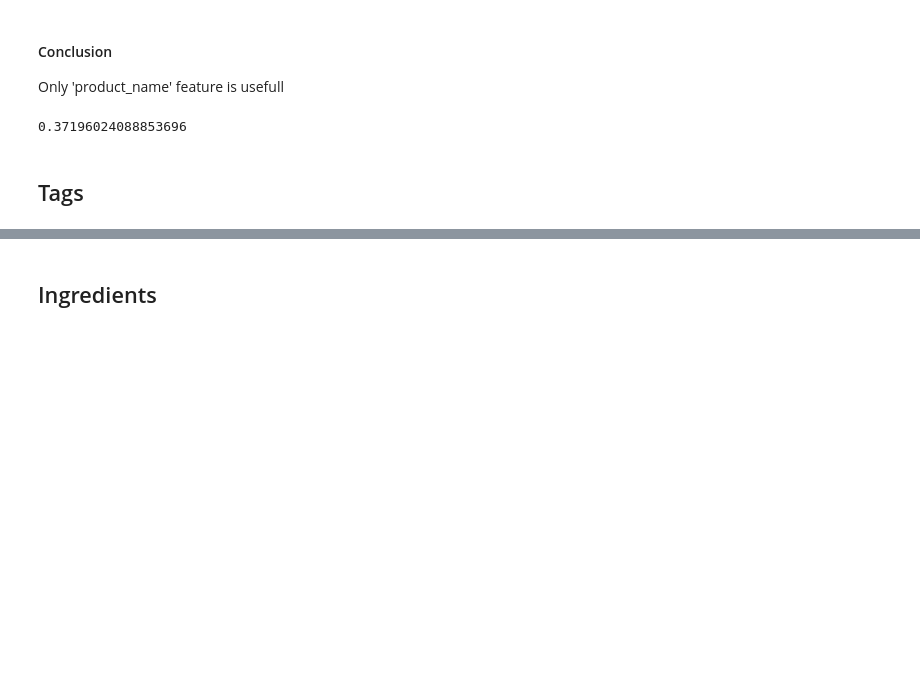
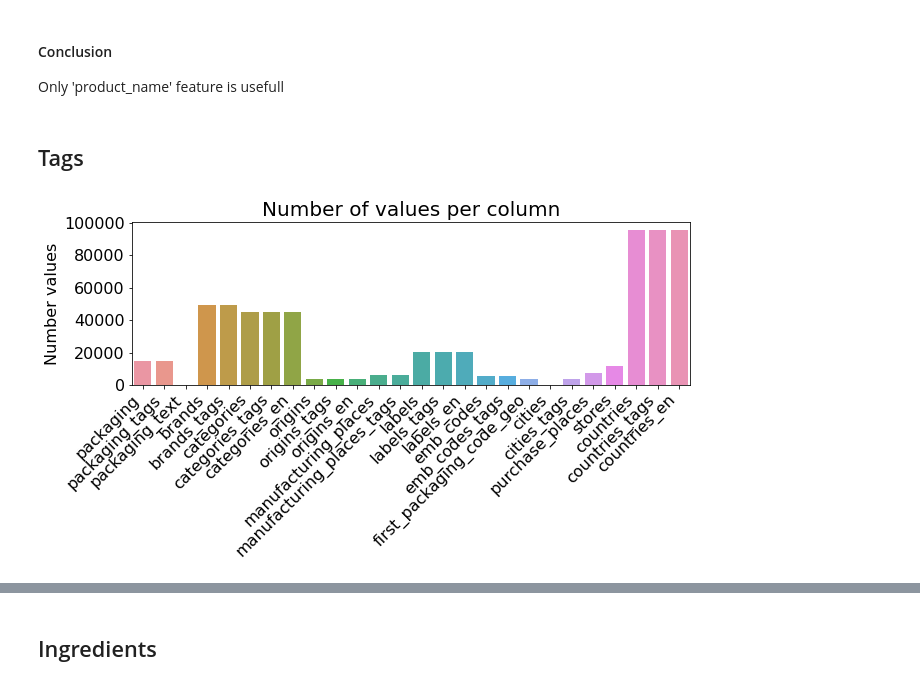
Before and after one commit to curiousmindflow/oc-ml-p2, a Jupyter notebook: preparation.ipynb, the cells around one changed output, grey strips where cells are left out. Cells and saved outputs as stored; diff of their text form; code cells hidden in the pictures; blank space fills up the shorter version.

```diff
--- a/preparation.ipynb
+++ b/preparation.ipynb
@@ -102,8 +114,4 @@ Regarding the 'generic_name', the fill percentage is not very high, but worst, e
 # %% [markdown]
 #### Conclusion
 Only 'product_name' feature is usefull
-# %%
-100 * 357 / 95978
-# %% [output]
-0.37196024088853696
 # %%
@@ -120,3 +128,17 @@ features = += [
 ]
 # %% [markdown]
 ## Tags
+# %%
+tags = data.loc[:, "packaging":"countries_en"]
+# %%
+plt.figure(figsize=(10,3))
+
+barplot = sns.barplot(x=tags.columns, y=tags.apply(lambda row: row.count(), axis=0))
+
+plt.title("Number of values per column", size=20)
+plt.xticks(rotation=45, size=16, ha="right")
+plt.yticks(size=16)
+plt.ylabel("Number values", size=16)
+plt.show()
+# %% [output]
+[figure, added]
```
Also changed, not shown: parts of 10 cells of this notebook.
